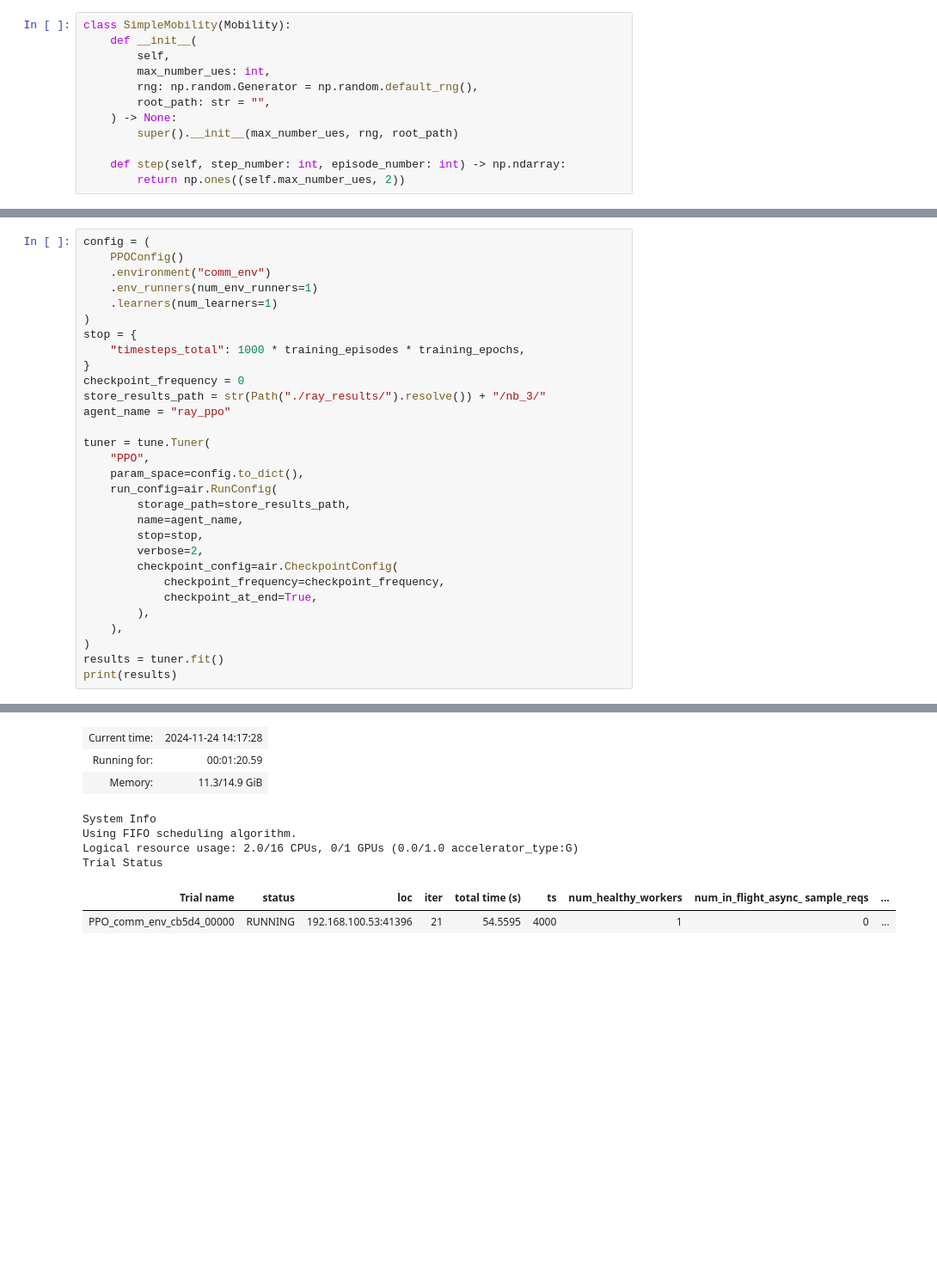
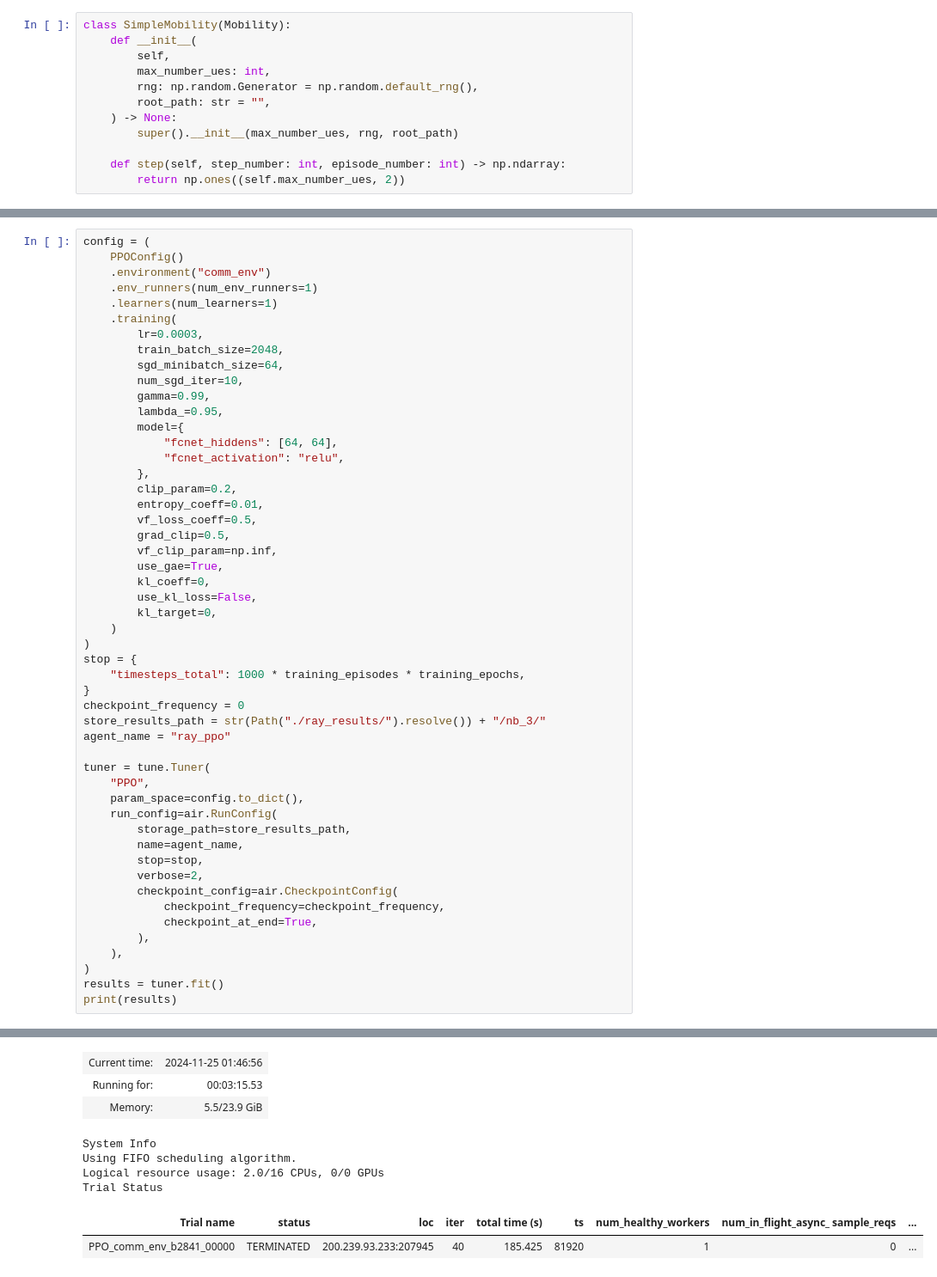
Before and after one commit to cleversonahum/ray_minicourse, a Jupyter notebook: lesson_1/3-rl_agent_for_radio_resource_scheduler.ipynb, the cells around one changed output, grey strips where cells are left out. Shown: that part at 86% size. Cells and saved outputs as stored; diff of their text form; blank space fills up the shorter version.

```diff
--- a/lesson_1/3-rl_agent_for_radio_resource_scheduler.ipynb
+++ b/lesson_1/3-rl_agent_for_radio_resource_scheduler.ipynb
@@ -463,6 +345,27 @@ config = (
     .environment("comm_env")
     .env_runners(num_env_runners=1)
     .learners(num_learners=1)
+    .training(
+        lr=0.0003,
+        train_batch_size=2048,
+        sgd_minibatch_size=64,
+        num_sgd_iter=10,
+        gamma=0.99,
+        lambda_=0.95,
+        model={
+            "fcnet_hiddens": [64, 64],
+            "fcnet_activation": "relu",
+        },
+        clip_param=0.2,
+        entropy_coeff=0.01,
+        vf_loss_coeff=0.5,
+        grad_clip=0.5,
+        vf_clip_param=np.inf,
+        use_gae=True,
+        kl_coeff=0,
+        use_kl_loss=False,
+        kl_target=0,
+    )
 )
 stop = {
     "timesteps_total": 1000 * training_episodes * training_epochs,
@@ -494,10 +397,10 @@ print(results)
 Tune Status
-| Current time: | 2024-11-24 14:17:28 |
-| Running for: | 00:01:20.59 |
-| Memory: | 11.3/14.9 GiB |
+| Current time: | 2024-11-25 01:46:56 |
+| Running for: | 00:03:15.53 |
+| Memory: | 5.5/23.9 GiB |
 System Info
 Using FIFO scheduling algorithm.
-Logical resource usage: 2.0/16 CPUs, 0/1 GPUs (0.0/1.0 accelerator_type:G)
+Logical resource usage: 2.0/16 CPUs, 0/0 GPUs
 Trial Status
 | Trial name | status | loc | iter | total time (s) | ts | num_healthy_workers | num_in_flight_async_ sample_reqs | ... |
-| PPO_comm_env_cb5d4_00000 | RUNNING | 192.168.100.53:41396 | 21 | 54.5595 | 4000 | 1 | 0 | ... |
+| PPO_comm_env_b2841_00000 | TERMINATED | 200.239.93.233:207945 | 40 | 185.425 | 81920 | 1 | 0 | ... |
```
Also changed, not shown: parts of 22 cells of this notebook, 5 other files.
